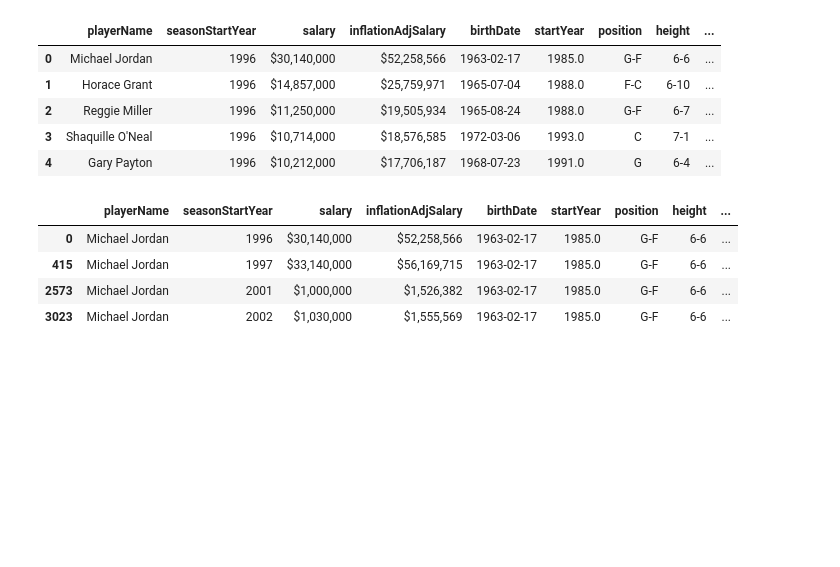
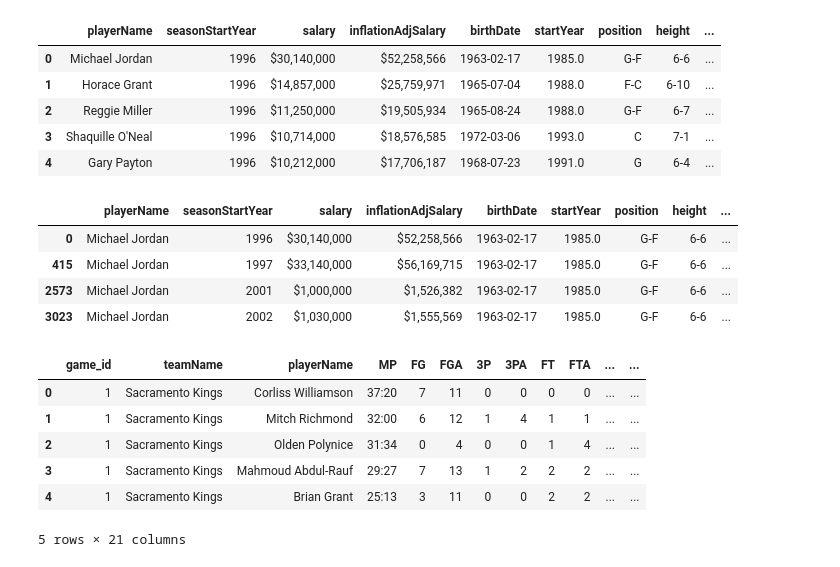
Before and after one commit to RiyaAg/EECS-545---Predicting-NBA-Player-s-Salary, a Jupyter notebook: ml_clean_data.ipynb, the cells around one changed output. Cells and saved outputs as stored; diff of their text form; code cells hidden in the pictures; blank space fills up the shorter version.

```diff
--- a/ml_clean_data.ipynb
+++ b/ml_clean_data.ipynb
@@ -100,3 +102,15 @@ rows
 | 415 | Michael Jordan | 1997 | $33,140,000 | $56,169,715 | 1963-02-17 | 1985.0 | G-F | 6-6 | ... |
 | 2573 | Michael Jordan | 2001 | $1,000,000 | $1,526,382 | 1963-02-17 | 1985.0 | G-F | 6-6 | ... |
 | 3023 | Michael Jordan | 2002 | $1,030,000 | $1,555,569 | 1963-02-17 | 1985.0 | G-F | 6-6 | ... |
+# %%
+#get player box score
+box = pd.read_csv('/content/drive/MyDrive/ml-project/data/boxscore.csv')
+box.head()
+# %% [output]
+|  | game_id | teamName | playerName | MP | FG | FGA | 3P | 3PA | FT | FTA | ... | ... |
+| 0 | 1 | Sacramento Kings | Corliss Williamson | 37:20 | 7 | 11 | 0 | 0 | 0 | 0 | ... | ... |
+| 1 | 1 | Sacramento Kings | Mitch Richmond | 32:00 | 6 | 12 | 1 | 4 | 1 | 1 | ... | ... |
+| 2 | 1 | Sacramento Kings | Olden Polynice | 31:34 | 0 | 4 | 0 | 0 | 1 | 4 | ... | ... |
+| 3 | 1 | Sacramento Kings | Mahmoud Abdul-Rauf | 29:27 | 7 | 13 | 1 | 2 | 2 | 2 | ... | ... |
+| 4 | 1 | Sacramento Kings | Brian Grant | 25:13 | 3 | 11 | 0 | 0 | 2 | 2 | ... | ... |
+5 rows × 21 columns
```
Also changed, not shown: parts of 11 cells of this notebook, 2 other files.
